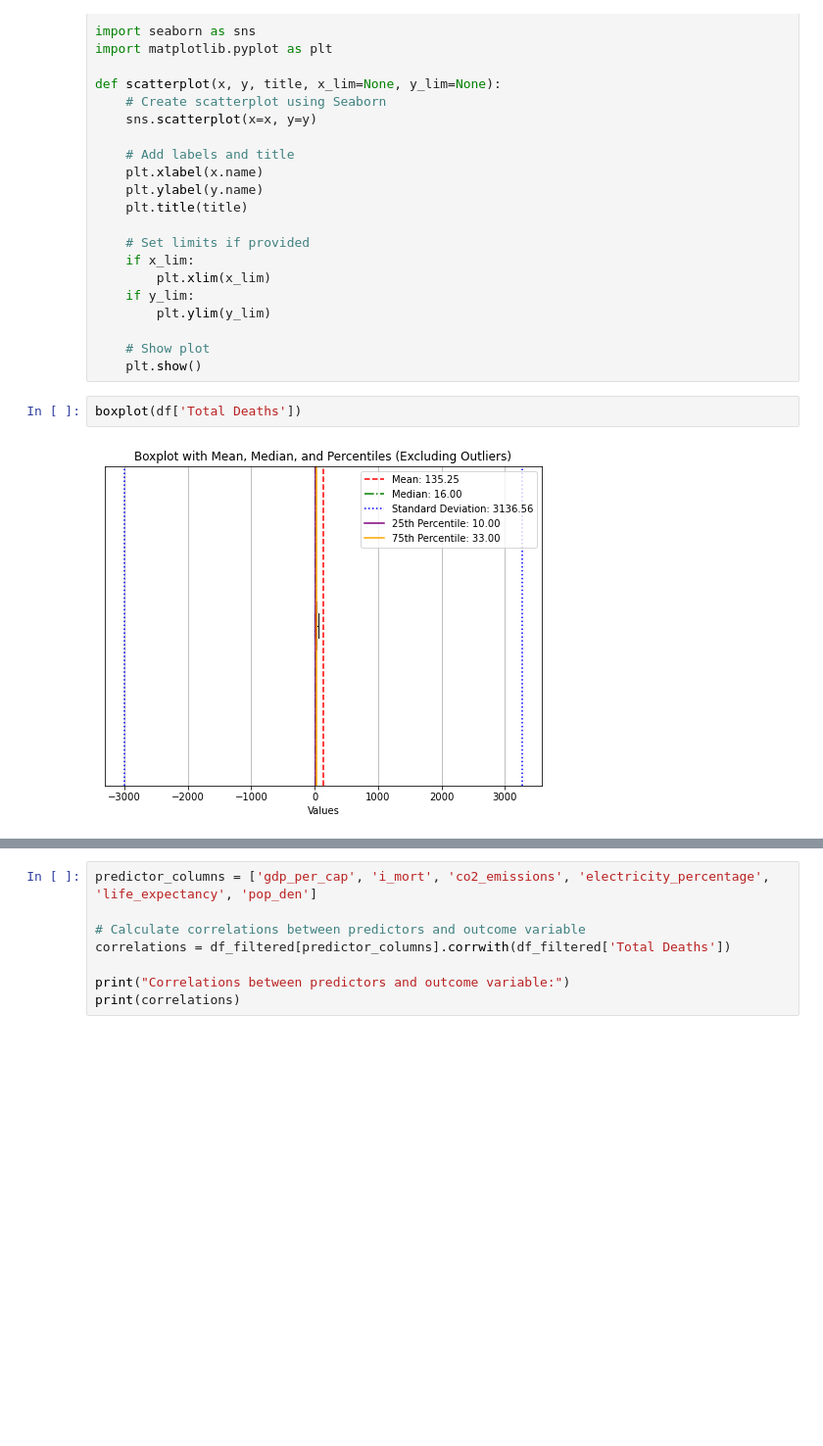
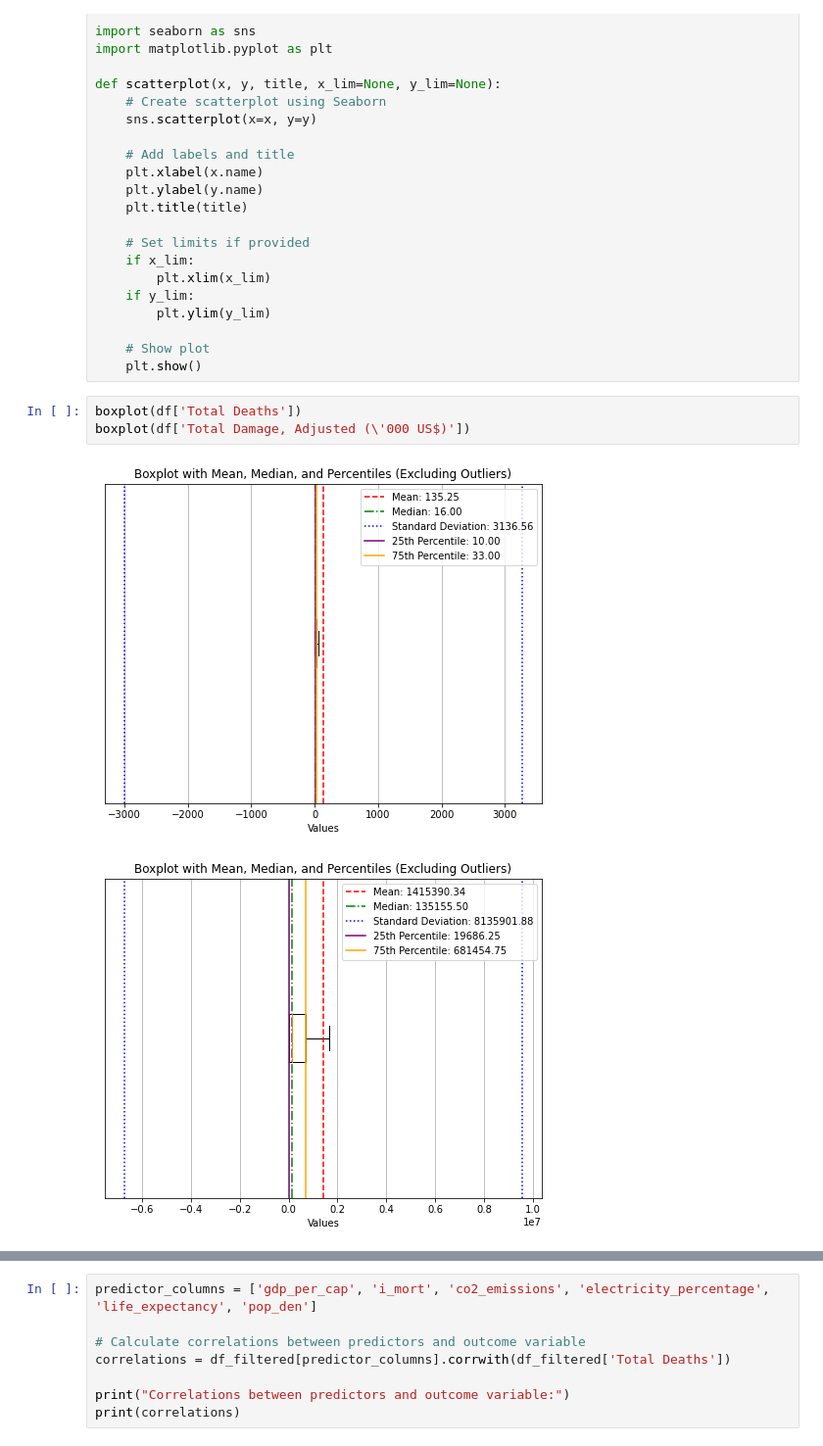
Before and after one commit to harrissamuel/24Spr_-S-Harris-_-disasters-, a Jupyter notebook: Sample_Capstone/code/data_loading/load_data.ipynb, the cells around one changed output, grey strips where cells are left out. Shown at 98% size. Saved outputs shown, nothing was run; the diff lists cells and outputs as text; blank space fills up the shorter version.

```diff
--- a/Sample_Capstone/code/data_loading/load_data.ipynb
+++ b/Sample_Capstone/code/data_loading/load_data.ipynb
@@ -804,8 +804,10 @@ def scatterplot(x, y, title, x_lim=None, y_lim=None):
     plt.show()
 # %%
 boxplot(df['Total Deaths'])
+boxplot(df['Total Damage, Adjusted (\'000 US$)'])
 # %% [output]
 [figure]
+[figure, added]
 # %%
 def filter_df(df, series, quantile_low, quantile_high):
     # Calculate the quantile threshold
```
Also changed, not shown: parts of 11 cells of this notebook.
